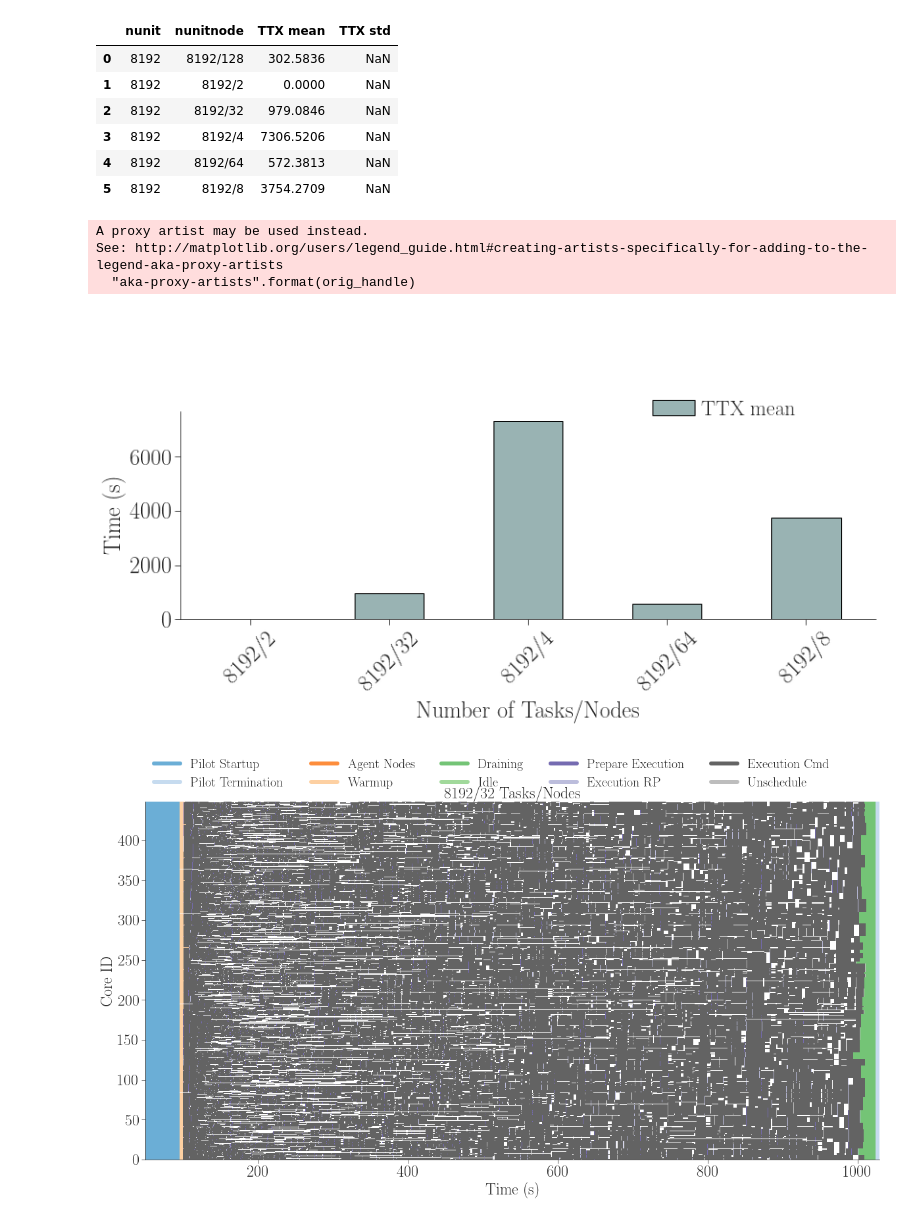
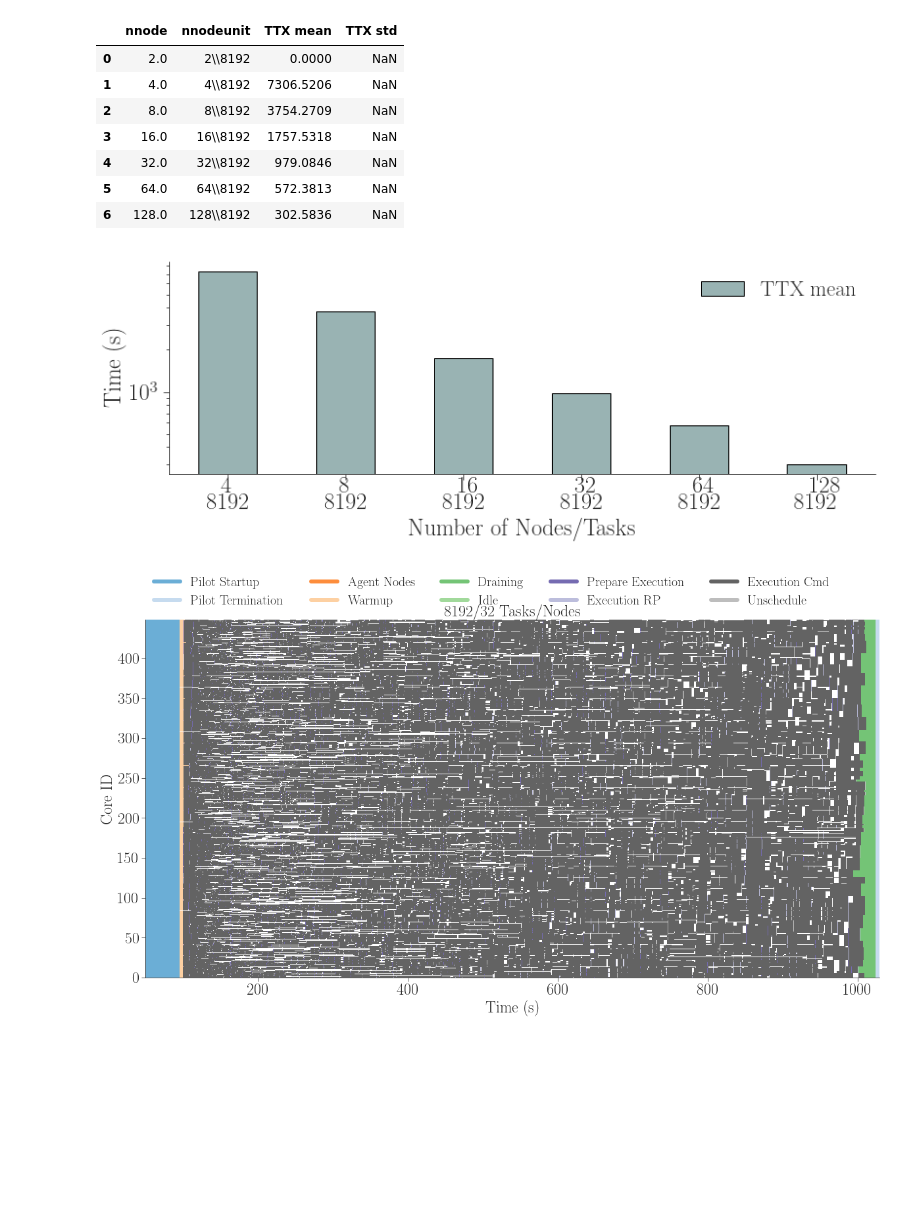
Before and after one commit to radical-experiments/rp.paper, a Jupyter notebook: analysis/spatial_heterogeneity/sscaling-ru.ipynb, the cells around one changed output. Drawn from its saved outputs; the diff is of its cells as text; code cells hidden in the pictures; blank space fills up the shorter version.

Commit message:
Fix TTX plot

```diff
--- a/analysis/spatial_heterogeneity/sscaling-ru.ipynb
+++ b/analysis/spatial_heterogeneity/sscaling-ru.ipynb
@@ -12,13 +12,12 @@ Strong scaling 1: Total number of successful runs: 6
 # %%
 sscaling1_sessions['nnode'] = sscaling1_sessions.ncore/56
-sscaling1_sessions['list'] = sscaling1_sessions[['nunit', 'nnode']].astype(
+sscaling1_sessions['list'] = sscaling1_sessions[['nnode', 'nunit']].astype(
     int, errors='ignore').astype('str').values.tolist()
-sscaling1_sessions['nunitnode'] = sscaling1_sessions['list'].apply('/'.join)
-
-sscaling1_ws = sscaling1_sessions[['nunit', 'nunitnode', 'TTC', 'P_LRMS_QUEUING', 'U_AGENT_QUEUING',
+sscaling1_sessions['nnodeunit'] = sscaling1_sessions['list'].apply('/'.join)
+sscaling1_ws = sscaling1_sessions[['nnode', 'nnodeunit', 'TTC', 'P_LRMS_QUEUING', 'U_AGENT_QUEUING',
                          'U_AGENT_SCHEDULING', 'U_AGENT_QUEUING_EXEC', 'U_AGENT_EXECUTING',
                          'cu_exec_start_stop', 'nunit_failed', 'util_p_total']
-                        ].groupby(['nunit', 'nunitnode']).aggregate(
+                        ].groupby(['nnode', 'nnodeunit']).aggregate(
     {'TTC': ['mean', 'std'],
      'P_LRMS_QUEUING': ['mean', 'std'],
      'U_AGENT_QUEUING': ['mean', 'std'],
@@ -43,7 +42,7 @@ sscaling1_ws.rename({'cu_exec_start_stop': 'TTX Unit'},
                axis='columns', inplace=True)
 sscaling1_ws.rename({'util_p_total': 'TTX'}, axis='columns', inplace=True)
 
-sscaling1_ws = sscaling1_ws.sort_values("nunit")
+sscaling1_ws = sscaling1_ws.sort_values('nnode')
 sscaling1_ws
 # %% [output]
 |  |  | TTC |  | TTQ |  | Agent queueing |  | Agent scheduling |  | ... |
@@ -93,56 +94,41 @@ oh1
 
 ttc1 = sscaling1_ws[['TTX']]
 ttc1.columns = [' '.join(col).strip() for col in ttc1.columns.values]
-ttc1 = ttc1.sort_values("nunit")
+ttc1 = ttc1.sort_values('nnode')
 ttc1 = ttc1.reset_index()
 
 ttc1
 # %% [output]
-|  | nunit | nunitnode | TTX mean | TTX std |
-| 0 | 8192 | 8192/128 | 302.5836 | NaN |
-| 1 | 8192 | 8192/2 | 0.0000 | NaN |
-| 2 | 8192 | 8192/32 | 979.0846 | NaN |
-| 3 | 8192 | 8192/4 | 7306.5206 | NaN |
-| 4 | 8192 | 8192/64 | 572.3813 | NaN |
-| 5 | 8192 | 8192/8 | 3754.2709 | NaN |
+|  | nnode | nnodeunit | TTX mean | TTX std |
+| 0 | 2.0 | 2\\8192 | 0.0000 | NaN |
+| 1 | 4.0 | 4\\8192 | 7306.5206 | NaN |
+| 2 | 8.0 | 8\\8192 | 3754.2709 | NaN |
+| 3 | 16.0 | 16\\8192 | 1757.5318 | NaN |
+| 4 | 32.0 | 32\\8192 | 979.0846 | NaN |
+| 5 | 64.0 | 64\\8192 | 572.3813 | NaN |
+| 6 | 128.0 | 128\\8192 | 302.5836 | NaN |
 # %%
 fig, ax = fig_setup(figsize=(13,4))
 
 ax1 = ttc1.loc[1:10].plot.bar(
-    x='nunitnode',
+    x='nnodeunit',
     y='TTX mean',
 #     yerr='TTX std',
     width=0.5, color=tableau20[22],
-#     logy=True,
-    ax=ax, rot=45,
-    legend=False)
+    logy=True,
+    ax=ax,
+    rot=0,
+    legend=True)
 
-# ax1.axhline(y=900, lw=1.5, color='black', ls='dashed')
-
-ax.set_xlabel('Number of Tasks/Nodes')
+ax.set_xlabel('Number of Nodes/Tasks')
 ax.set_ylabel('Time (s)')
 # ax.set_ylim(0)
 # ax.set_xlim(-0.5)
 
-fig.legend(  # (mpl.patches.Patch(facecolor=tableau20[1]),
-             #  mpl.patches.Patch(facecolor=tableau20[20]),
-             #  mpl.lines.Line2D([], [], color='black', linestyle='dashed')),
-             # ('TTX JSRUN mean', 'Ideal TTX'),
-             # ncol=2,
-             # columnspacing=0.75,
-            (mpl.patches.Patch(facecolor=tableau20[22]), None),
-            ('TTX mean', ' '),
-            'upper left',
-            handletextpad=0.3,
-            bbox_to_anchor=(0.6, 1.265))
-
 plt.savefig('figures/strong_scaling_ttc.pdf', dpi=300, bbox_inches='tight')
 plt.savefig('figures/strong_scaling_ttc.png', dpi=300, bbox_inches='tight')
 # %% [output]
-A proxy artist may be used instead.
-See: http://matplotlib.org/users/legend_guide.html#creating-artists-specifically-for-adding-to-the-legend-aka-proxy-artists
-  "aka-proxy-artists".format(orig_handle)
-[figure, old version]
+[figure, new version]
 # %%
 # sessions sscaling1
 # sscaling1_sids = sorted(['../data/spatial-heterogeneity/sscaling1/'+s for s in sscaling1_sessions.drop_duplicates(['nunit']).index.unique().tolist()])
```
Also changed, not shown: parts of 3 cells of this notebook, 2 other files.
